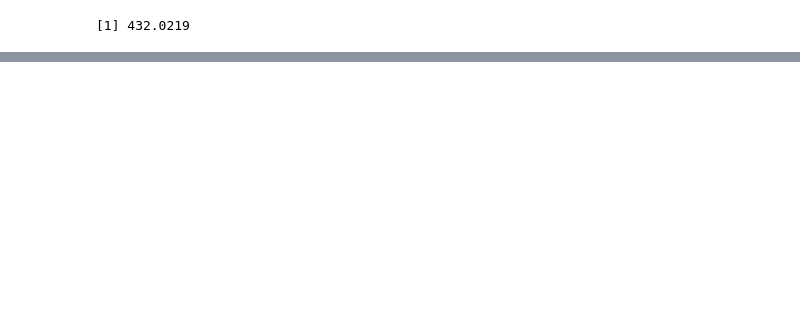
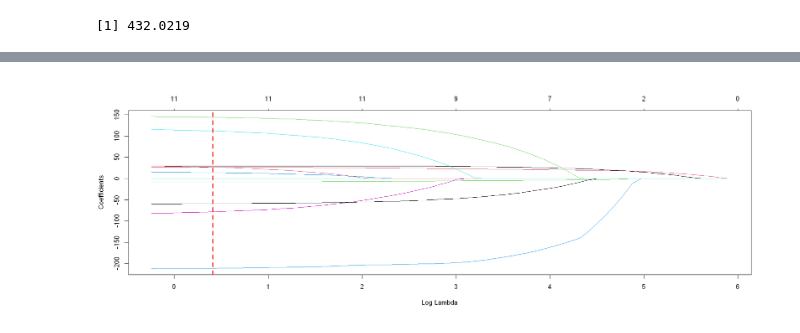
Before and after one commit to omertahi/STAT301-Project, a Jupyter notebook: Final Report.ipynb, the cells around one changed output, grey strips where cells are left out. Cells and saved outputs as stored; diff of their text form; code cells hidden in the pictures; blank space fills up the shorter version.

```diff
--- a/Final Report.ipynb
+++ b/Final Report.ipynb
@@ -354,0 +406,5 @@ rmse(pred = test_predictions_reduced_OLS, actuals = testing_bike$bike_count)
+# %%
+plot(cv_lambda_LASSO$glmnet.fit, "lambda")
+abline(v = log(cv_lambda_LASSO$lambda.min), col = "red", lwd = 3, lty = 2)
+# %% [output]
+[figure, added]
```
Also changed, not shown: parts of 12 cells of this notebook.
